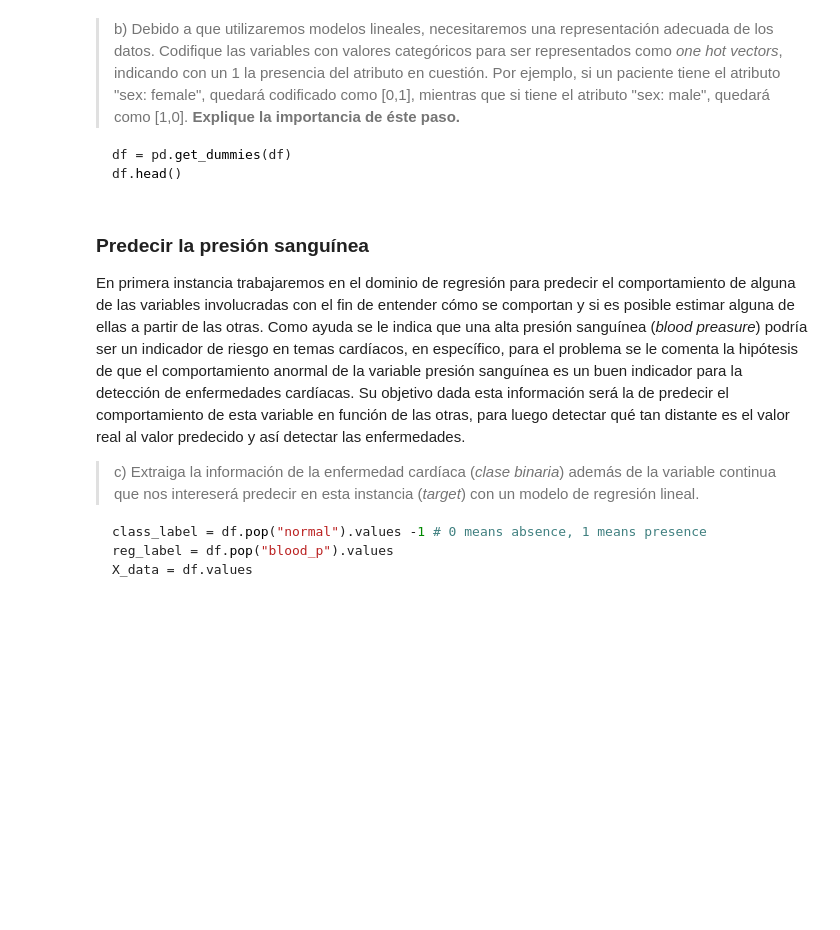
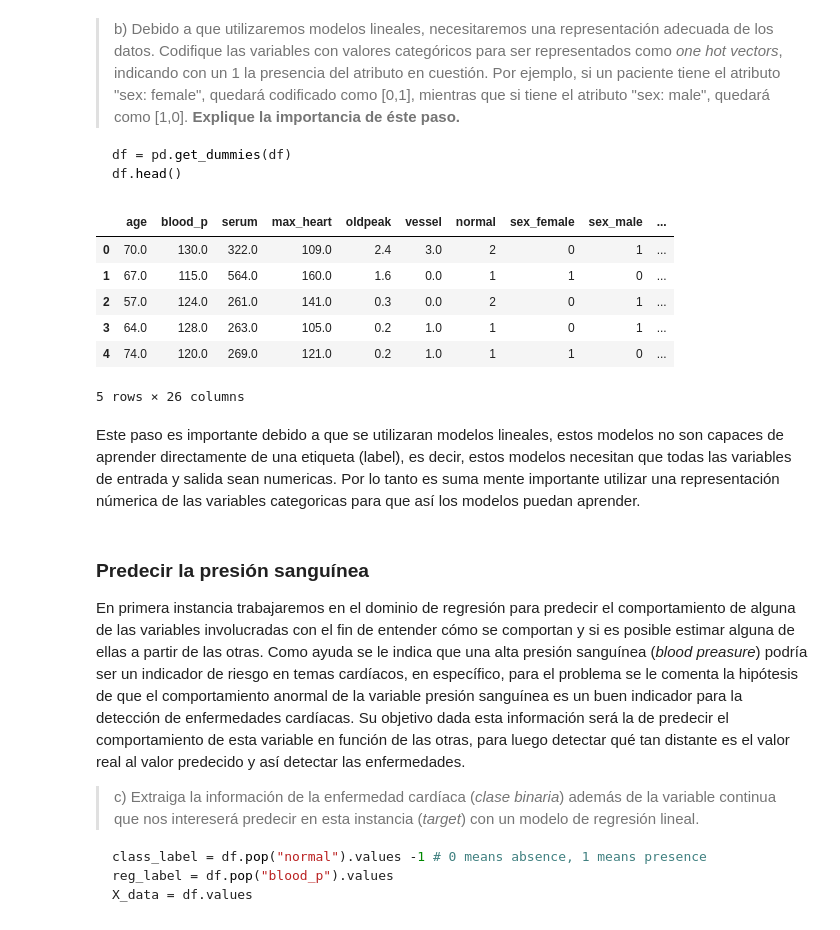
Before and after one commit to jpcastillog/Tarea1ML, a Jupyter notebook: Tarea1ML.ipynb, the cells around one changed output. Drawn from its saved outputs; the diff is of its cells as text; code cells hidden in the pictures; blank space fills up the shorter version.

````diff
--- a/Tarea1ML.ipynb
+++ b/Tarea1ML.ipynb
@@ -182,6 +182,19 @@ plt.show()
 df = pd.get_dummies(df)
 df.head()
 ```
+# %%
+df = pd.get_dummies(df)
+df.head()
+# %% [output]
+|  | age | blood_p | serum | max_heart | oldpeak | vessel | normal | sex_female | sex_male | ... |
+| 0 | 70.0 | 130.0 | 322.0 | 109.0 | 2.4 | 3.0 | 2 | 0 | 1 | ... |
+| 1 | 67.0 | 115.0 | 564.0 | 160.0 | 1.6 | 0.0 | 1 | 1 | 0 | ... |
+| 2 | 57.0 | 124.0 | 261.0 | 141.0 | 0.3 | 0.0 | 2 | 0 | 1 | ... |
+| 3 | 64.0 | 128.0 | 263.0 | 105.0 | 0.2 | 1.0 | 1 | 0 | 1 | ... |
+| 4 | 74.0 | 120.0 | 269.0 | 121.0 | 0.2 | 1.0 | 1 | 1 | 0 | ... |
+5 rows × 26 columns
+# %% [markdown]
+Este paso es importante debido a que se utilizaran modelos lineales, estos modelos no son capaces de aprender directamente de una etiqueta (label), es decir, estos modelos necesitan que todas las variables de entrada y salida sean numericas. Por lo tanto es suma mente importante utilizar una representación númerica de las variables categoricas para que así los modelos puedan aprender.
 # %% [markdown]
 ### Predecir la presión sanguínea
 
````
